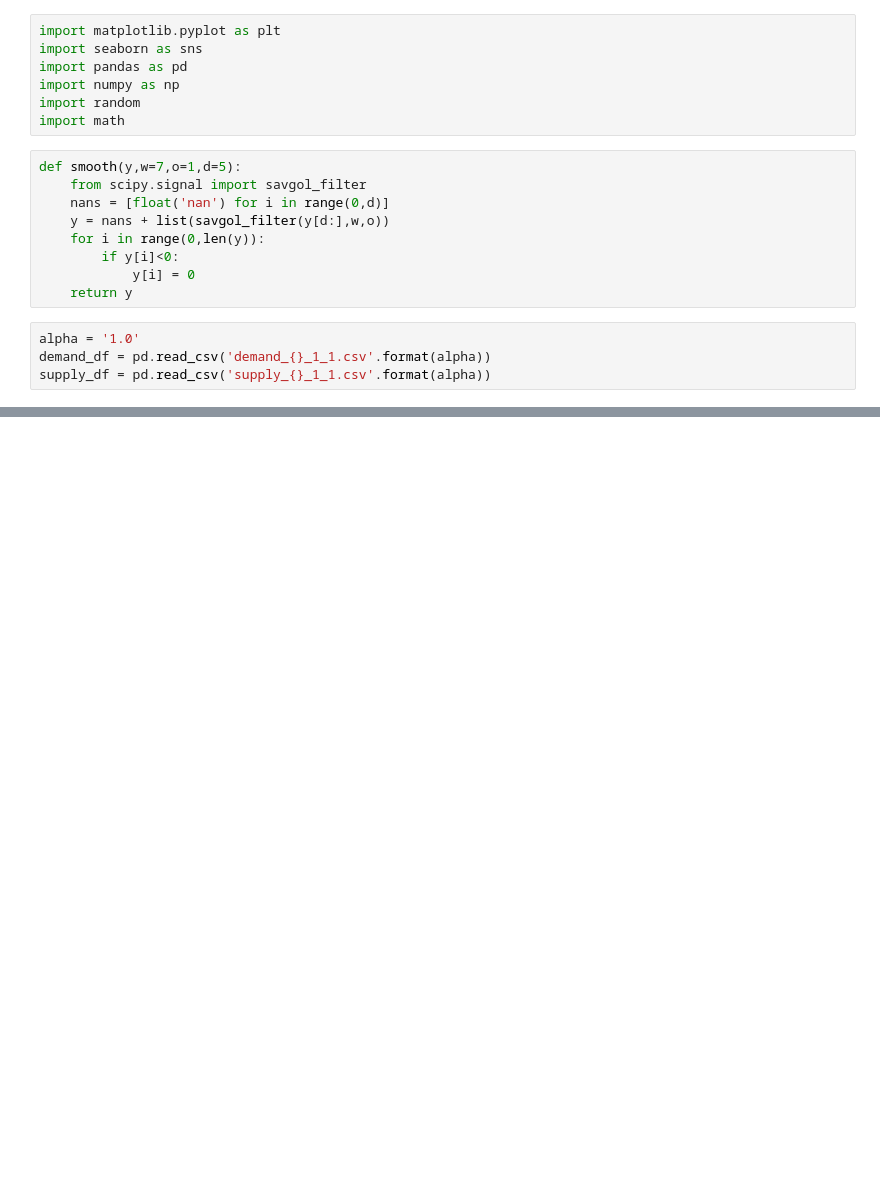
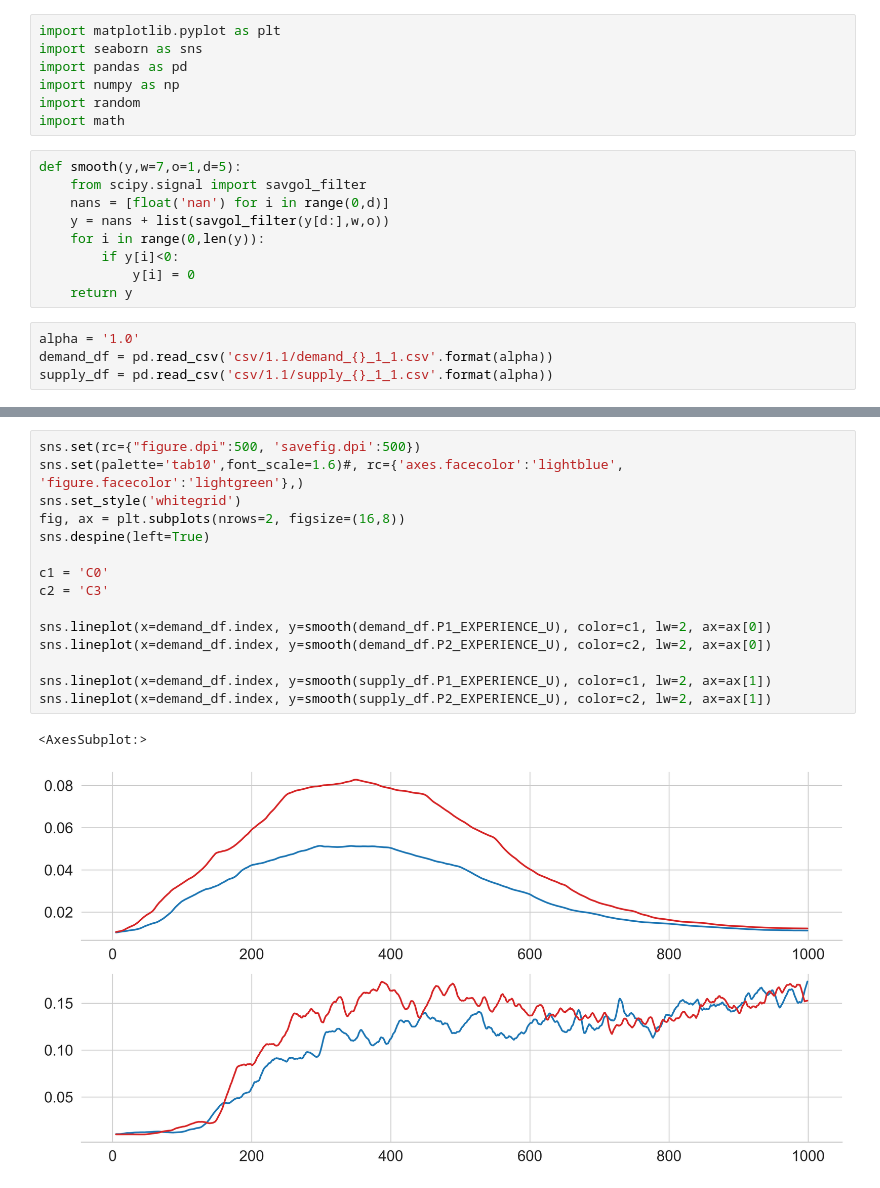
Before and after one commit to Farnoud-G/MaaSSim, a Jupyter notebook: docs/P3_Competition/Results.ipynb, the cells around one changed output, grey strips where cells are left out. Drawn from its saved outputs; the diff is of its cells as text; blank space fills up the shorter version.

```diff
--- a/docs/P3_Competition/Results.ipynb
+++ b/docs/P3_Competition/Results.ipynb
@@ -16,8 +16,8 @@ def smooth(y,w=7,o=1,d=5):
     return y
 # %%
 alpha = '1.0'
-demand_df = pd.read_csv('demand_{}_1_1.csv'.format(alpha))
-supply_df = pd.read_csv('supply_{}_1_1.csv'.format(alpha))
+demand_df = pd.read_csv('csv/1.1/demand_{}_1_1.csv'.format(alpha))
+supply_df = pd.read_csv('csv/1.1/supply_{}_1_1.csv'.format(alpha))
 # %%
 sns.set(palette='tab10',font_scale=1.6)#, rc={'axes.facecolor':'lightblue', 'figure.facecolor':'lightgreen'},)
 sns.set_style('whitegrid')
@@ -105,0 +106,18 @@ plt.savefig('Figs_0.1/AWT_AI_{}.png'.format(alpha))
+# %%
+sns.set(rc={"figure.dpi":500, 'savefig.dpi':500})
+sns.set(palette='tab10',font_scale=1.6)#, rc={'axes.facecolor':'lightblue', 'figure.facecolor':'lightgreen'},)
+sns.set_style('whitegrid')
+fig, ax = plt.subplots(nrows=2, figsize=(16,8))
+sns.despine(left=True)
+
+c1 = 'C0'
+c2 = 'C3'
+
+sns.lineplot(x=demand_df.index, y=smooth(demand_df.P1_EXPERIENCE_U), color=c1, lw=2, ax=ax[0])
+sns.lineplot(x=demand_df.index, y=smooth(demand_df.P2_EXPERIENCE_U), color=c2, lw=2, ax=ax[0])
+
+sns.lineplot(x=demand_df.index, y=smooth(supply_df.P1_EXPERIENCE_U), color=c1, lw=2, ax=ax[1])
+sns.lineplot(x=demand_df.index, y=smooth(supply_df.P2_EXPERIENCE_U), color=c2, lw=2, ax=ax[1])
+# %% [output]
+<AxesSubplot:>
+[figure, added]
```
Also changed, not shown: parts of 3 cells of this notebook, 4 other files.
